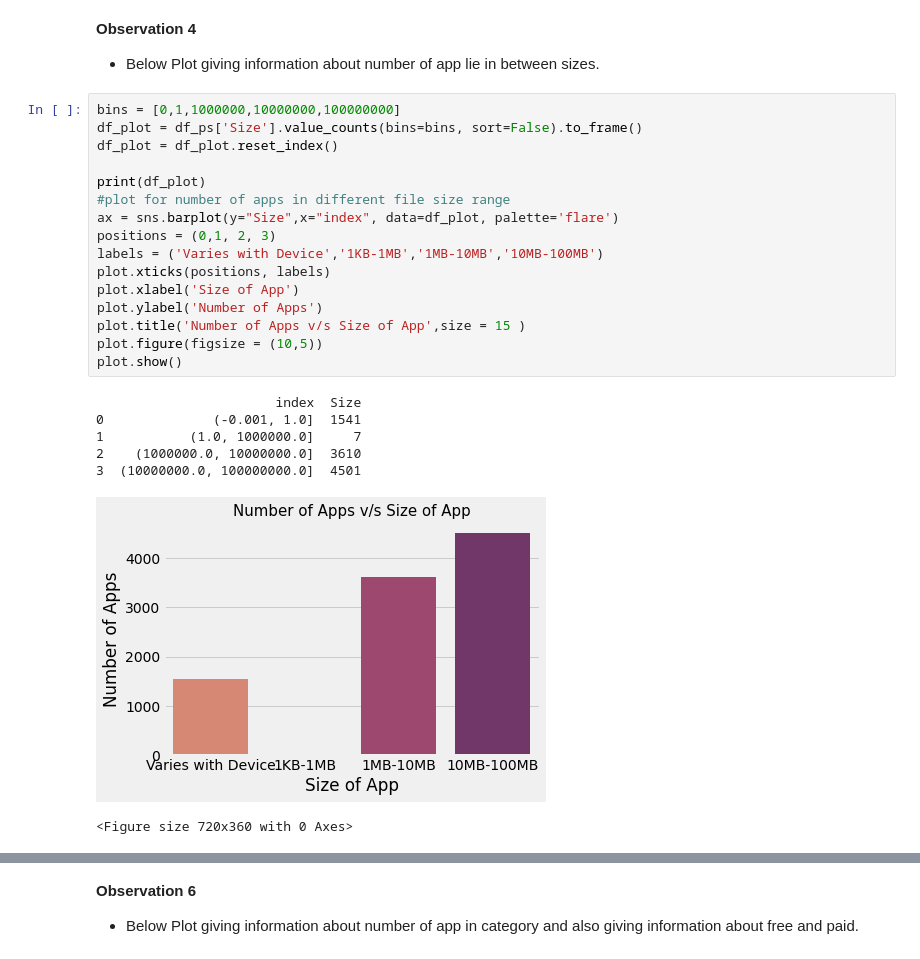
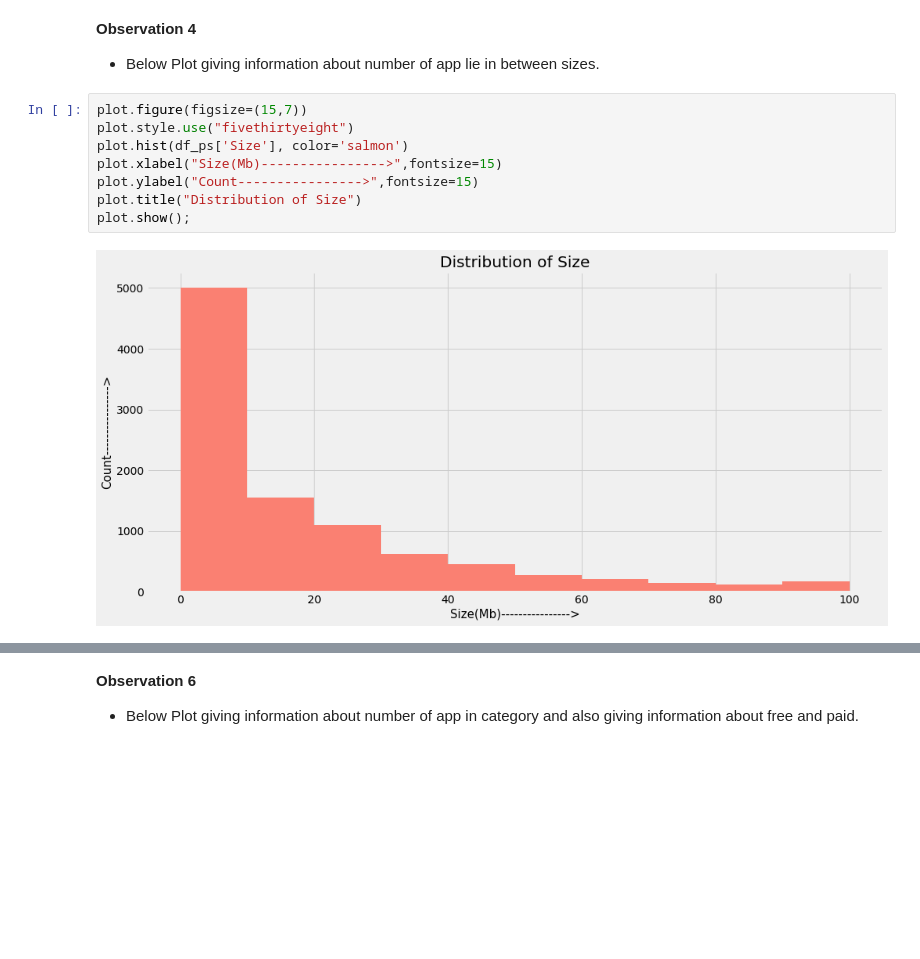
Before and after one commit to gayatri0502/Play_Store_Capstone_Project_By_Gayatri_Gupta, a Jupyter notebook: Play_Store_Capstone_Project.ipynb, the cells around one changed output, grey strips where cells are left out. Cells and saved outputs as stored; diff of their text form; blank space fills up the shorter version.

```diff
--- a/Play_Store_Capstone_Project.ipynb
+++ b/Play_Store_Capstone_Project.ipynb
@@ -259,28 +275,14 @@ plot.show();
 
 
 *  Below Plot giving information about number of app lie in between sizes.
-# %%
-bins = [0,1,1000000,10000000,100000000]
-df_plot = df_ps['Size'].value_counts(bins=bins, sort=False).to_frame()
-df_plot = df_plot.reset_index()
-
-print(df_plot)
-#plot for number of apps in different file size range
-ax = sns.barplot(y="Size",x="index", data=df_plot, palette='flare')
-positions = (0,1, 2, 3)
-labels = ('Varies with Device','1KB-1MB','1MB-10MB','10MB-100MB')
-plot.xticks(positions, labels)
-plot.xlabel('Size of App')
-plot.ylabel('Number of Apps')
-plot.title('Number of Apps v/s Size of App',size = 15 )
-plot.figure(figsize = (10,5))
-plot.show()
-# %% [output]
-                       index  Size
-0              (-0.001, 1.0]  1541
-1           (1.0, 1000000.0]     7
-2    (1000000.0, 10000000.0]  3610
-3  (10000000.0, 100000000.0]  4501
-[figure, removed]
-<Figure size 720x360 with 0 Axes>
+# %%
+plot.figure(figsize=(15,7))
+plot.style.use("fivethirtyeight")
+plot.hist(df_ps['Size'], color='salmon')
+plot.xlabel("Size(Mb)---------------->",fontsize=15)
+plot.ylabel("Count---------------->",fontsize=15)
+plot.title("Distribution of Size")
+plot.show();
+# %% [output]
+[figure, added]
 # %% [markdown]
```
Also changed, not shown: parts of 10 cells of this notebook.
